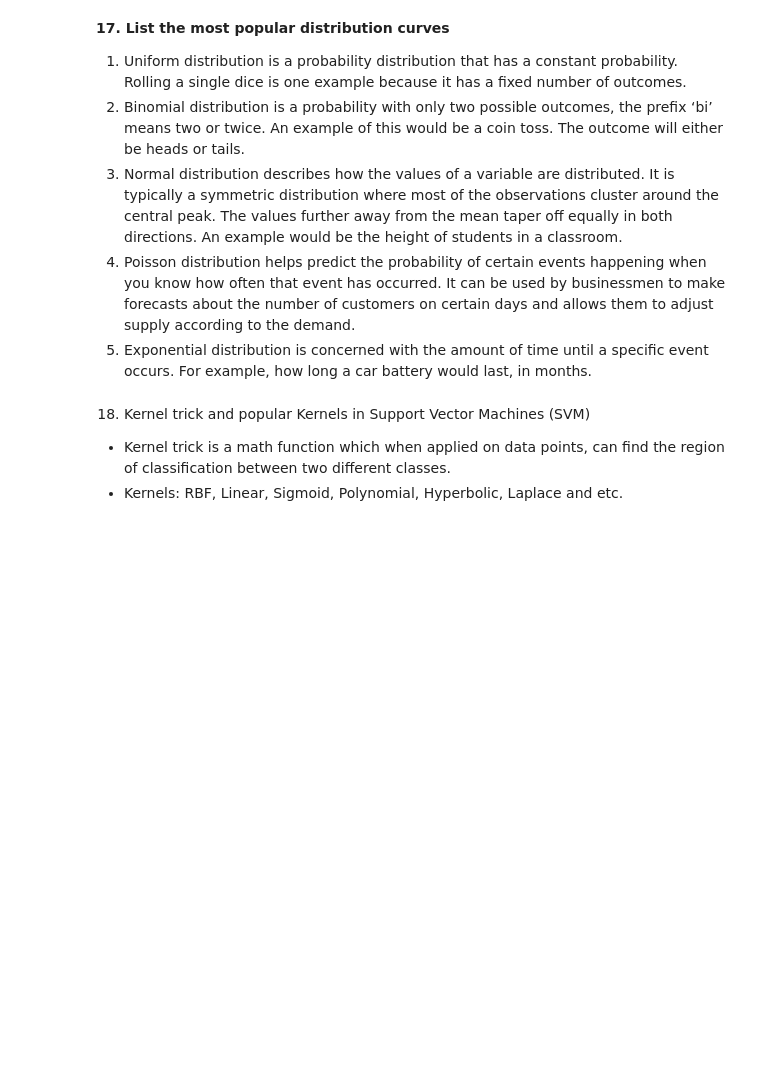
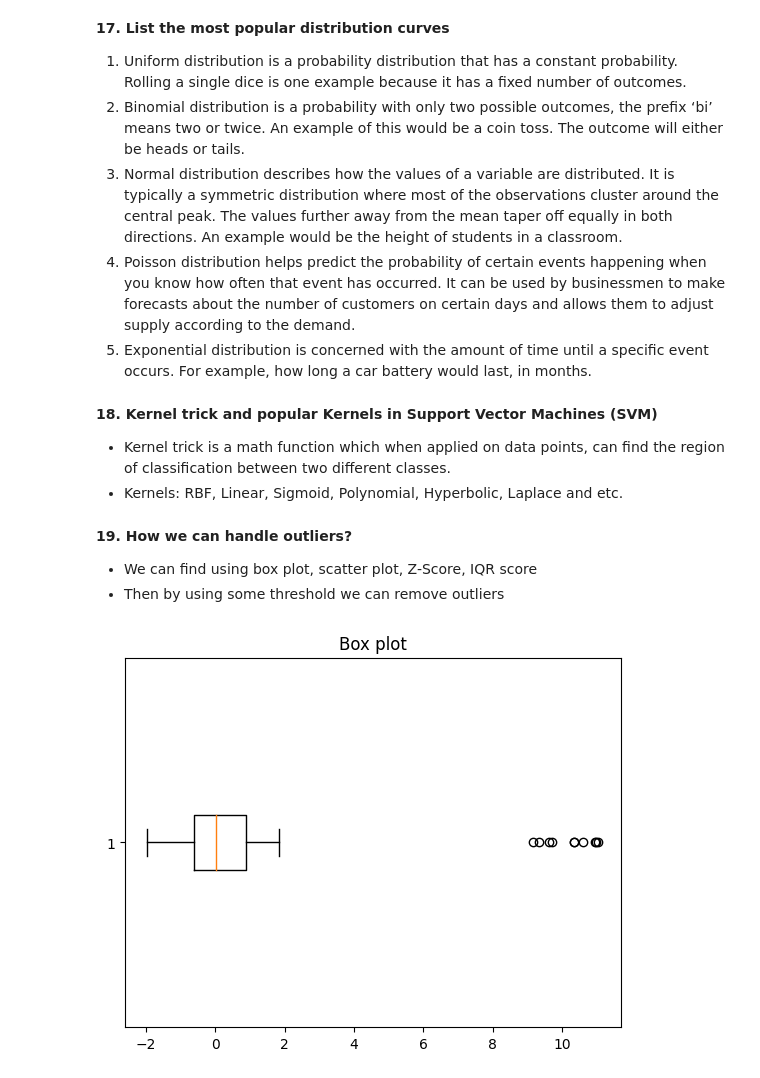
Before and after one commit to MrSimple07/MachineLearning_Practice, a Jupyter notebook: ML_Interview.ipynb, the cells around one changed output. Drawn from its saved outputs; the diff is of its cells as text; code cells hidden in the pictures; blank space fills up the shorter version.

```diff
--- a/ML_Interview.ipynb
+++ b/ML_Interview.ipynb
@@ -445,10 +445,28 @@ from scipy.stats import expon
 from scipy.stats import poisson
 from scipy.stats import norm
 # %% [markdown]
- 18. Kernel trick and popular Kernels in Support Vector Machines (SVM)
+ **18. Kernel trick and popular Kernels in Support Vector Machines (SVM)**
 - Kernel trick is a math function which when applied on data points, can find the region of classification between two different classes.
 - Kernels: RBF, Linear, Sigmoid, Polynomial, Hyperbolic, Laplace and etc.
 # %%
 from sklearn.svm import SVC
 
 svm_model = SVC(kernel ='rbf')
+# %% [markdown]
+**19. How we can handle outliers?**
+- We can find using box plot, scatter plot, Z-Score, IQR score
+- Then by using some threshold we can remove outliers
+# %%
+import numpy as np
+import matplotlib.pyplot as plt
+
+np.random.seed(42)
+
+data = np.concatenate([np.random.normal(0, 1, 50), np.random.normal(10, 1, 10)])
+
+
+plt.boxplot(data, vert = False)
+plt.title('Box plot')
+plt.show()
+# %% [output]
+[figure, added]
```
Also changed, not shown: parts of 7 cells of this notebook.
